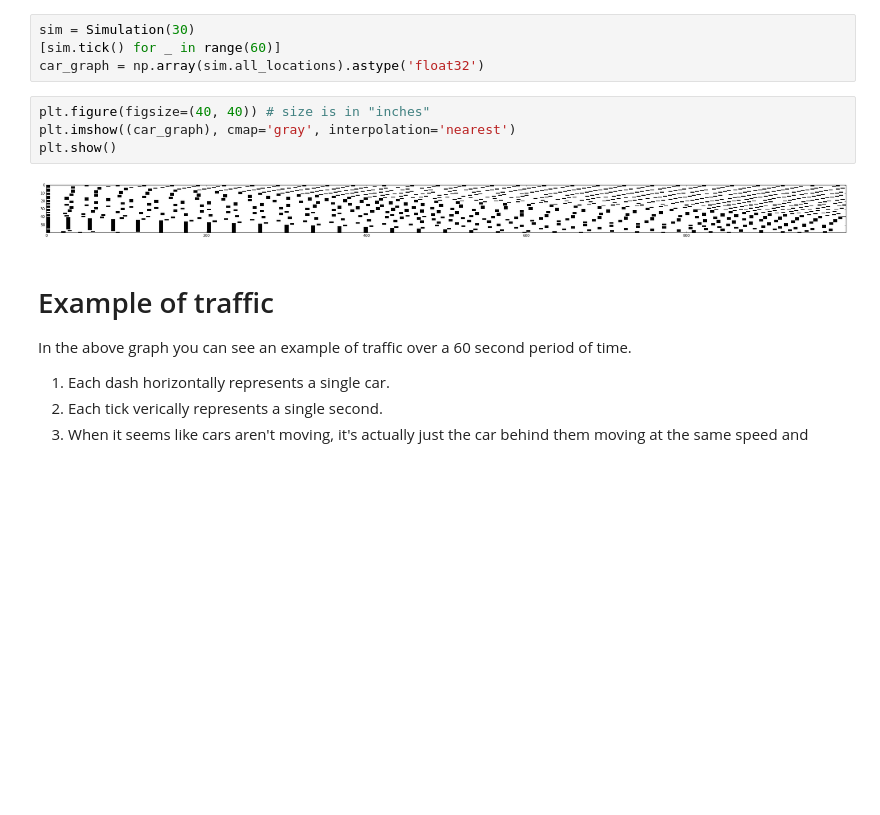
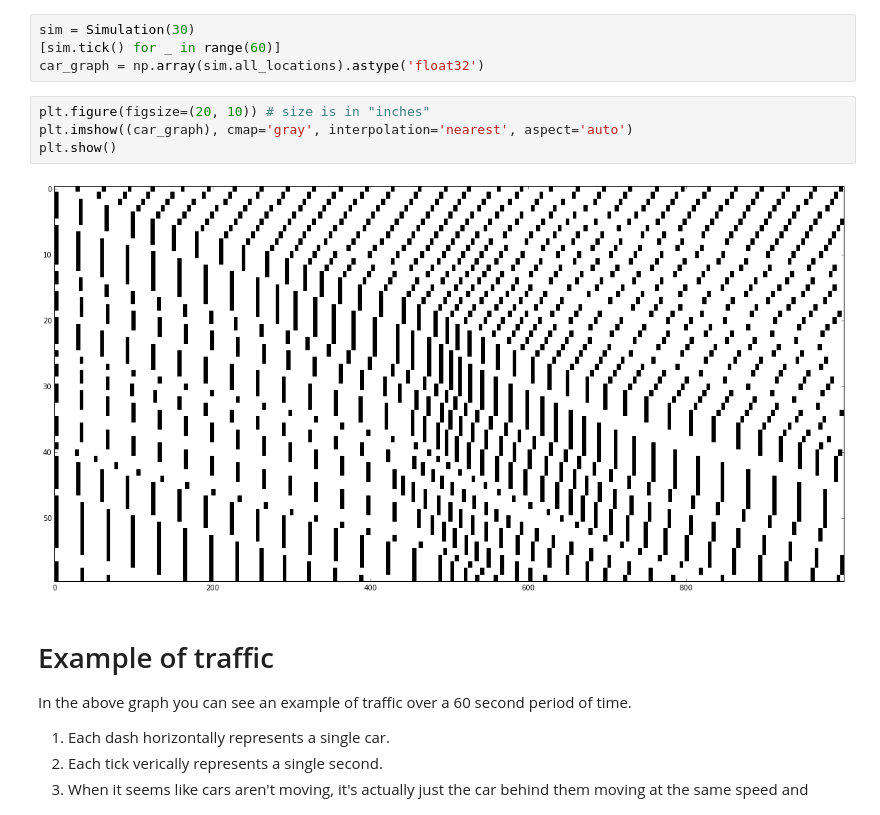
Before and after one commit to Shea-Wolfe/Road-Rage, a Jupyter notebook: road_rage_final.ipynb, the cells around one changed output. Cells and saved outputs as stored; diff of their text form; blank space fills up the shorter version.

```diff
--- a/road_rage_final.ipynb
+++ b/road_rage_final.ipynb
@@ -42,11 +42,11 @@ sim = Simulation(30)
 [sim.tick() for _ in range(60)]
 car_graph = np.array(sim.all_locations).astype('float32')
 # %%
-plt.figure(figsize=(40, 40)) # size is in "inches"
-plt.imshow((car_graph), cmap='gray', interpolation='nearest')
+plt.figure(figsize=(20, 10)) # size is in "inches"
+plt.imshow((car_graph), cmap='gray', interpolation='nearest', aspect='auto')
 plt.show()
 # %% [output]
-[figure, old version]
+[figure, new version]
 # %% [markdown]
 # Example of traffic
 
```
Also changed, not shown: parts of 1 cell of this notebook, 1 other file.
